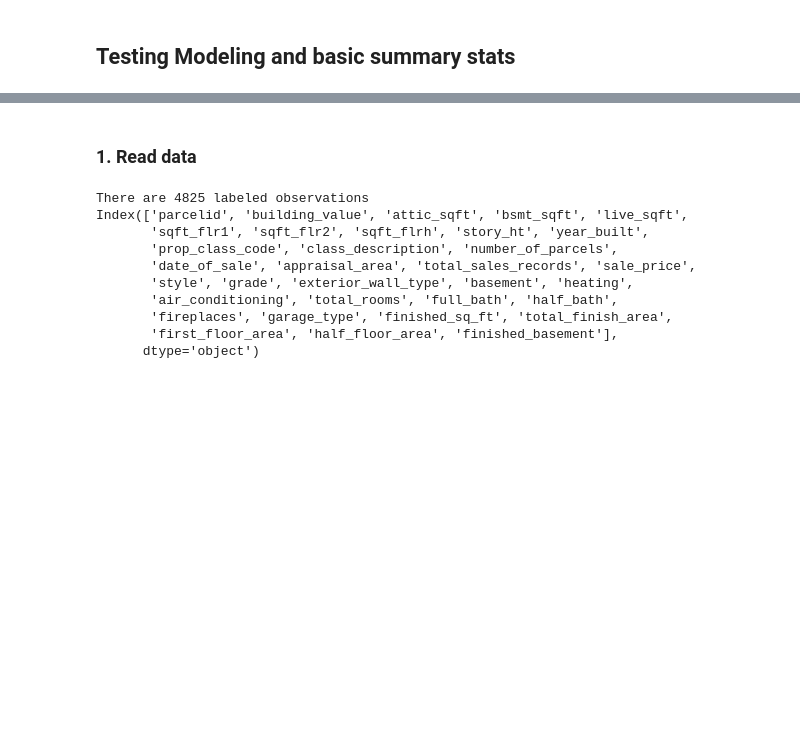
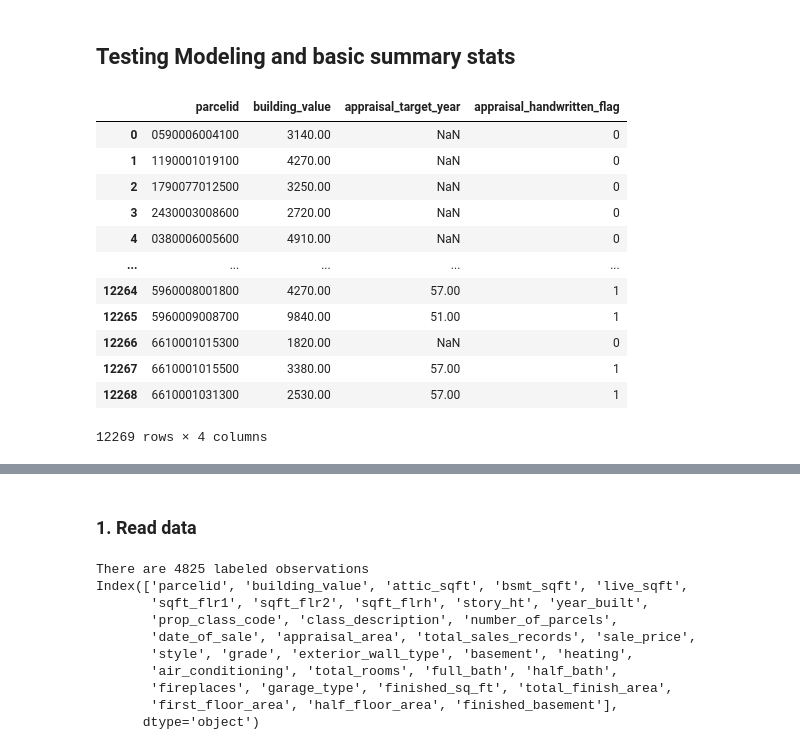
Before and after one commit to JunTaoLuo/ErukaExp, a Jupyter notebook: modeling_pipeline/test_modeling.ipynb, the cells around one changed output, grey strips where cells are left out. Saved outputs shown, nothing was run; the diff lists cells and outputs as text; code cells hidden in the pictures; blank space fills up the shorter version.

```diff
--- a/modeling_pipeline/test_modeling.ipynb
+++ b/modeling_pipeline/test_modeling.ipynb
@@ -35,3 +35,26 @@ engine = create_engine('postgresql://{user}:{password}@{host}:{port}/{dbname}'.f
   user=db_params['user'],
   password=db_params['pass']
 ))
+# %%
+sql = '''SELECT parcelid, building_value,
+                    year as "appraisal_target_year",
+                    case when handwritten is True then 1 else 0 end as "appraisal_handwritten_flag"
+                FROM samples.building_values WHERE building_value is not null'''
+
+df = pd.read_sql(sql, engine)
+
+df
+# %% [output]
+|  | parcelid | building_value | appraisal_target_year | appraisal_handwritten_flag |
+| 0 | 0590006004100 | 3140.00 | NaN | 0 |
+| 1 | 1190001019100 | 4270.00 | NaN | 0 |
+| 2 | 1790077012500 | 3250.00 | NaN | 0 |
+| 3 | 2430003008600 | 2720.00 | NaN | 0 |
+| 4 | 0380006005600 | 4910.00 | NaN | 0 |
+| ... | ... | ... | ... | ... |
+| 12264 | 5960008001800 | 4270.00 | 57.00 | 1 |
+| 12265 | 5960009008700 | 9840.00 | 51.00 | 1 |
+| 12266 | 6610001015300 | 1820.00 | NaN | 0 |
+| 12267 | 6610001015500 | 3380.00 | 57.00 | 1 |
+| 12268 | 6610001031300 | 2530.00 | 57.00 | 1 |
+12269 rows × 4 columns
```
Also changed, not shown: parts of 3 cells of this notebook, 3 other files.
